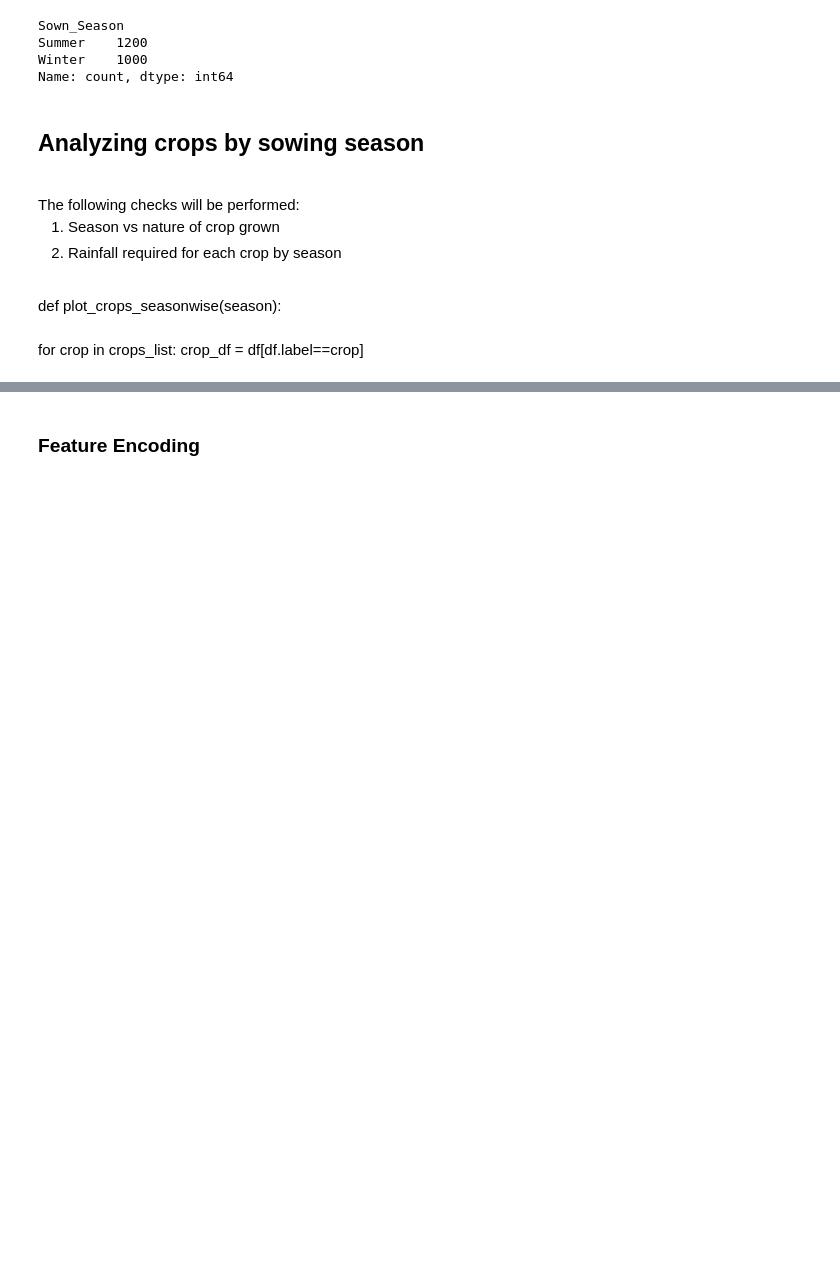
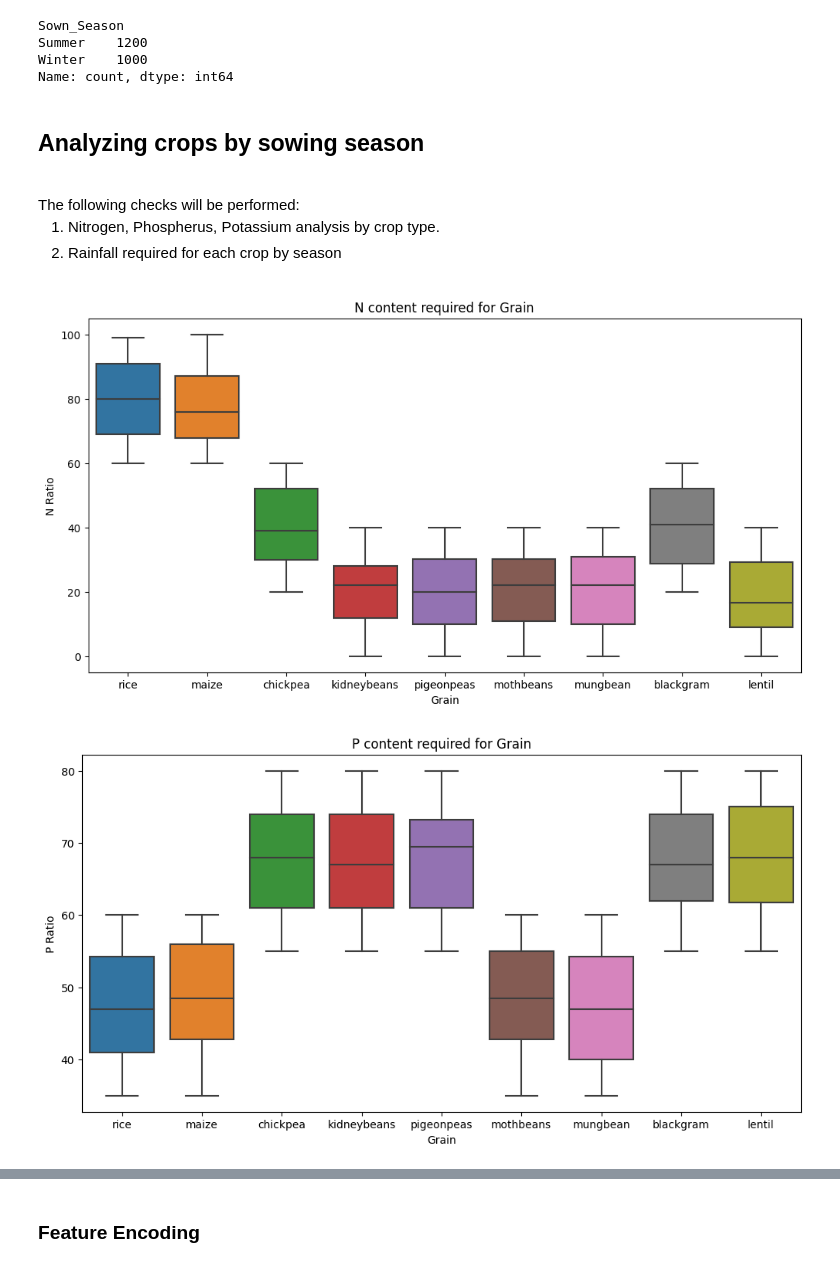
Before and after one commit to Abhijith-Nagarajan/Bayer, a Jupyter notebook: Crop_Recommendation/crop-recommendation.ipynb, the cells around one changed output, grey strips where cells are left out. Cells and saved outputs as stored; diff of their text form; code cells hidden in the pictures; blank space fills up the shorter version.

Commit message:
EDA complete for Crop Recommendation

```diff
--- a/Crop_Recommendation/crop-recommendation.ipynb
+++ b/Crop_Recommendation/crop-recommendation.ipynb
@@ -125,12 +125,26 @@ crops_list = df.label.unique().tolist()
 <p><b><h2>Analyzing crops by sowing season</h2></b><br>
 The following checks will be performed:
     <ol>
-        <li> Season vs nature of crop grown </li>
+        <li> Nitrogen, Phospherus, Potassium analysis by crop type.</li>
         <li> Rainfall required for each crop by season </li>
     </ol>
 </p>
-# %% [markdown]
-def plot_crops_seasonwise(season):
-# %% [markdown]
-for crop in crops_list:
-    crop_df = df[df.label==crop]
+# %%
+def plot_nutrients_per_crop_type(crop_df:pd.DataFrame,nutrient:str,crop_type:str)->None:
+    plt.figure(figsize=(12,6))
+    sns.boxplot(data = crop_df, x="label", y=nutrient)
+    plt.xlabel(crop_type)
+    plt.ylabel(f"{nutrient} Ratio in soil")
+    plt.title(f"{nutrient} content required for {crop_type}")
+    plt.show()
+# %%
+nutrients = ["N","P","K"]
+crop_types = df.Crop_Type.unique()
+crop_type_nutrients = [(crop_type, nutrient) for crop_type in crop_types for nutrient in nutrients]
+# %%
+for crop, nutrient in crop_type_nutrients:
+    crop_df = df[df.Crop_Type==crop]
+    plot_nutrients_per_crop_type(crop_df,nutrient,crop)
+# %% [output]
+[figure, added]
+[figure, added]
```
Also changed, not shown: parts of 6 cells of this notebook, 1 other file.
